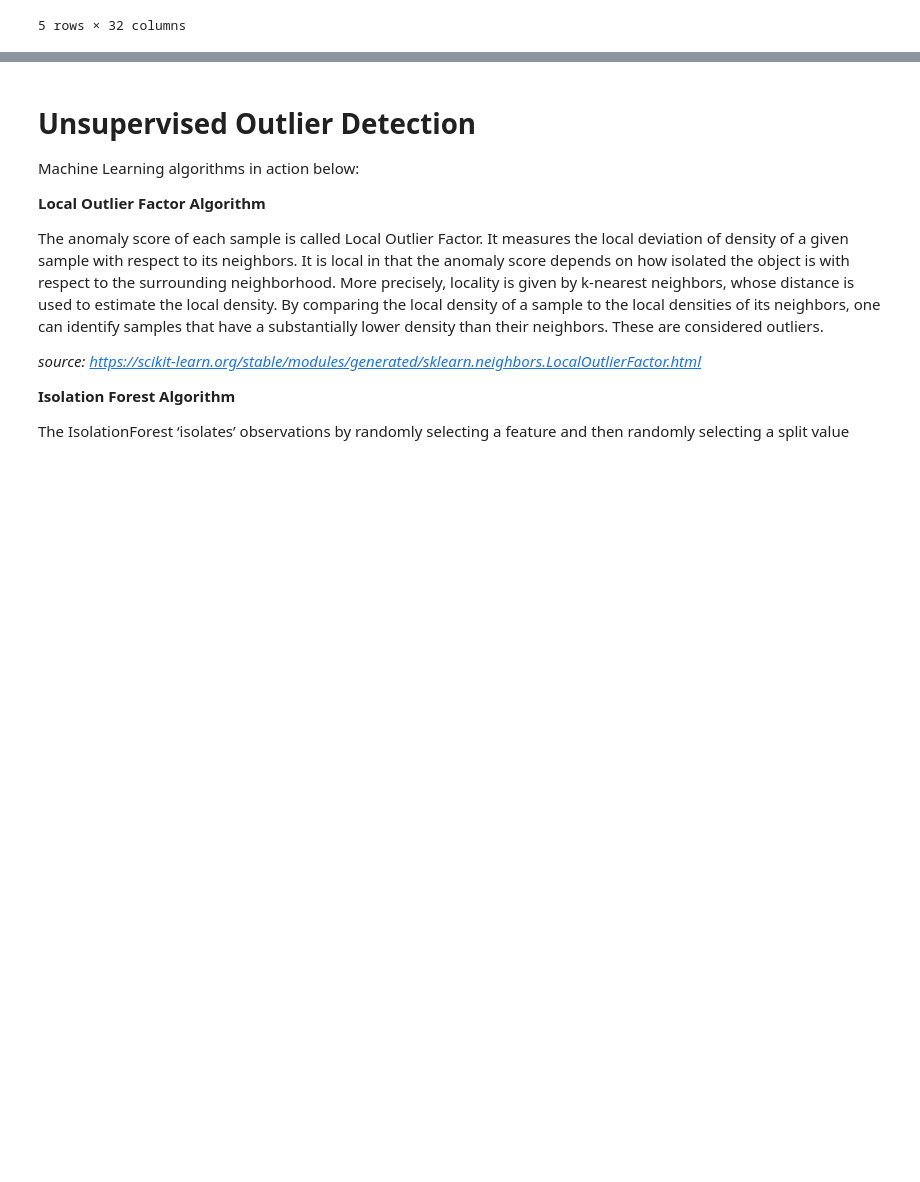
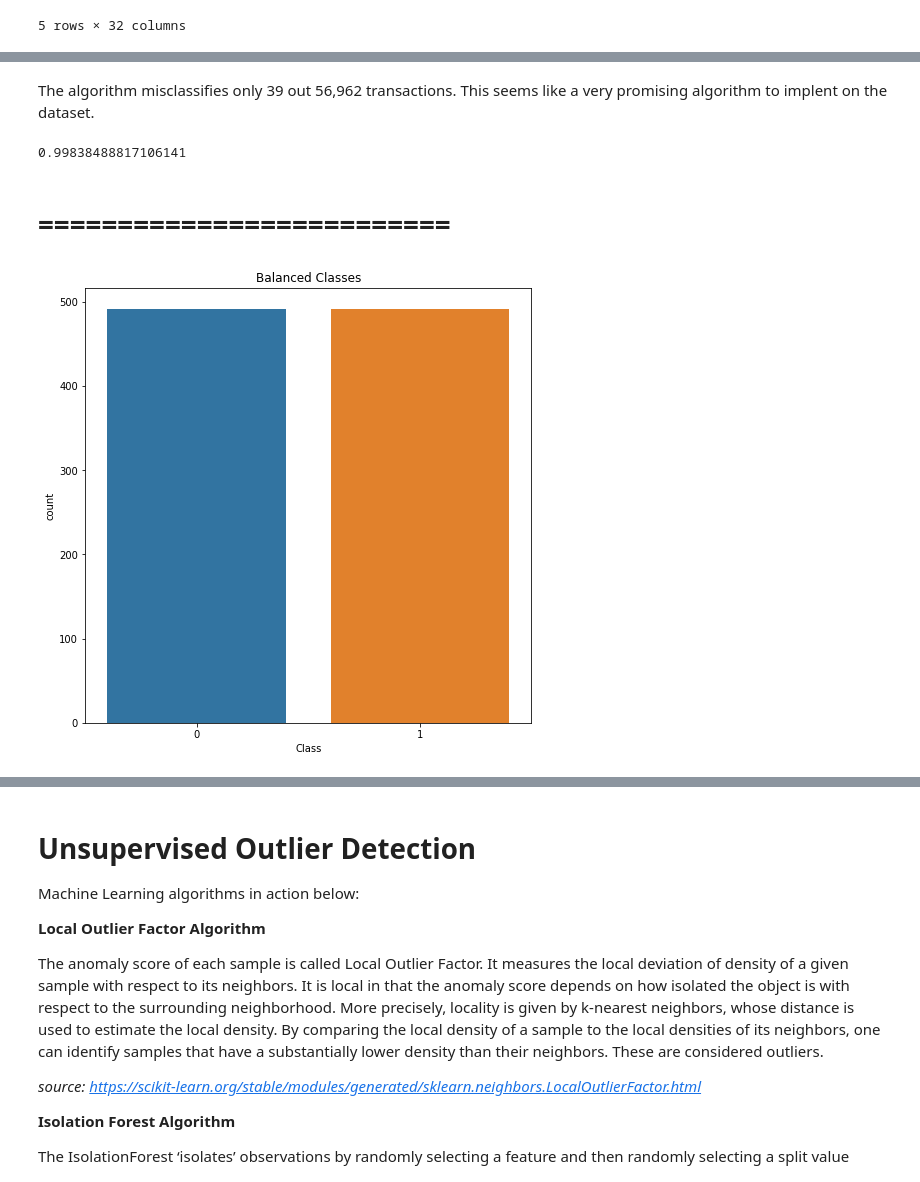
Before and after one commit to rickyjames1750/Credit-Card-Fraud-Detection, a Jupyter notebook: credit-card-fraud-detection.ipynb, the cells around one changed output, grey strips where cells are left out. Drawn from its saved outputs; the diff is of its cells as text; code cells hidden in the pictures; blank space fills up the shorter version.

```diff
--- a/credit-card-fraud-detection.ipynb
+++ b/credit-card-fraud-detection.ipynb
@@ -190,10 +223,32 @@ data.head()
+# %% [markdown]
+The algorithm misclassifies only 39 out 56,962 transactions. This seems like a very promising algorithm to implent on the dataset.
+# %%
+# guessing the majority class
+
+from sklearn.dummy import DummyClassifier
+dummy_majority= DummyClassifier(strategy='most_frequent').fit(X_train, y_train)
+y_dummy_predictions = dummy_majority.predict(X_test)
+
+dummy_majority.score(X_test,y_test)
+# %% [output]
+0.99838488817106141
+# %% [markdown]
+# ==========================
 # %%
+#Under-sampling aka randomly deleting majority class to match minority class
 #Shuffling data
 data = data.sample(frac=1)
 #Fraud Quantity
 fraud_data = data.loc[data['Class'] == 1]
 valid_data = data.loc[data['Class'] == 0][:492]
 #Pandas Concat function used to rejoins classes
 normalized_data = pd.concat([fraud_data, valid_data])
 #Shuffling data rows
 latest_data = normalized_data.sample(frac=1, random_state=42)
+#Visual
+plt.figure(figsize=(8, 8))
+sns.countplot('Class', data=normalized_data)
+plt.title('Balanced Classes')
+plt.show()
+# %% [output]
+[figure, added]
```
Also changed, not shown: parts of 30 cells of this notebook, 2 other files.
